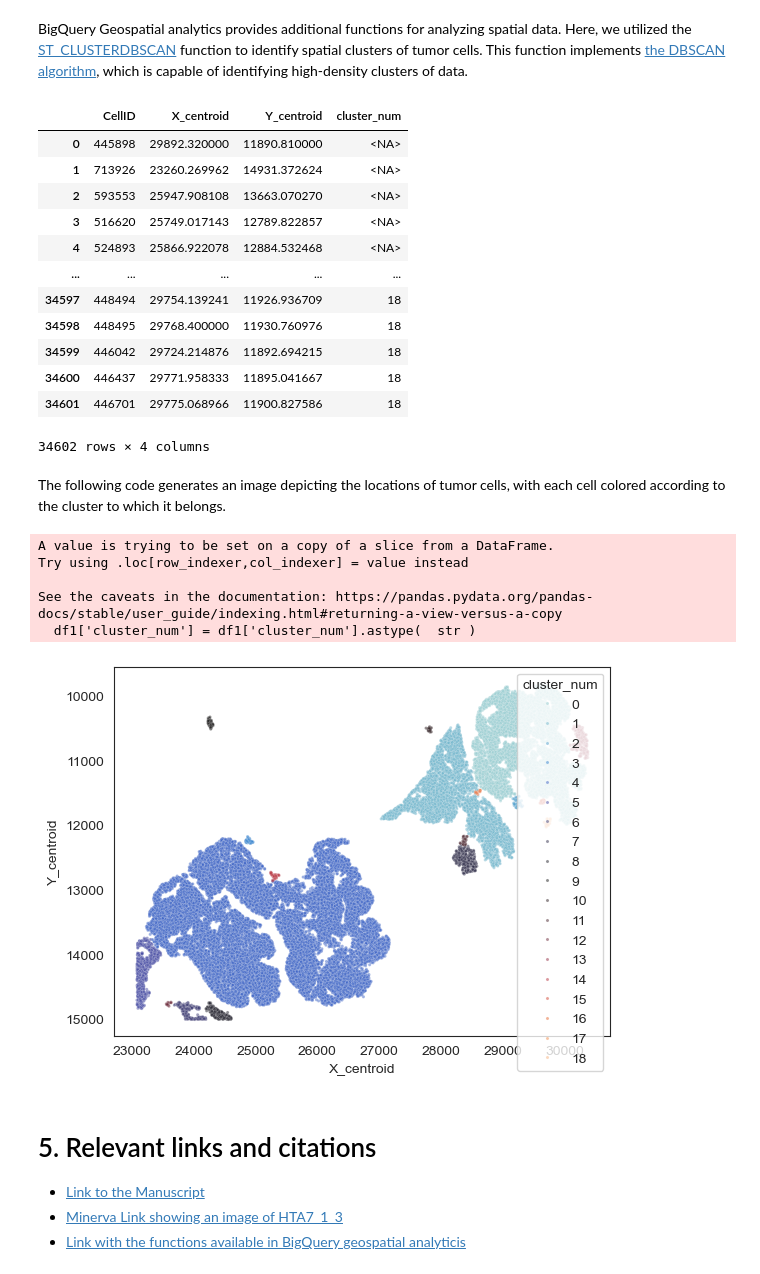
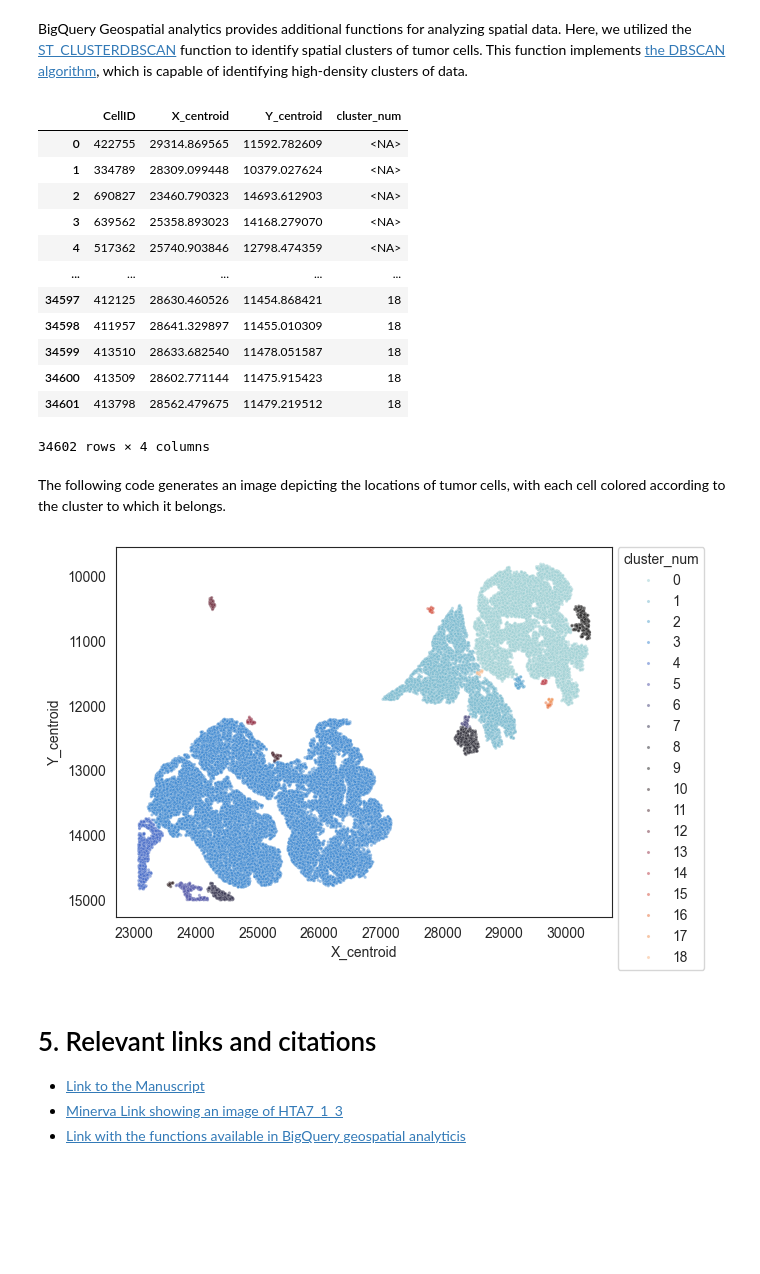
Before and after one commit to isb-cgc/Community-Notebooks, a Jupyter notebook: HTAN/Python Notebooks/Analyzing_HTAN_spatial_data_with_BigQuery_geospatial_analytics.ipynb, the cells around one changed output. Cells and saved outputs as stored; diff of their text form; code cells hidden in the pictures; blank space fills up the shorter version.

Commit message:
updated tables from current to r3, added release version disclaimer

```diff
--- a/HTAN/Python Notebooks/Analyzing_HTAN_spatial_data_with_BigQuery_geospatial_analytics.ipynb
+++ b/HTAN/Python Notebooks/Analyzing_HTAN_spatial_data_with_BigQuery_geospatial_analytics.ipynb
@@ -45,6 +67,10 @@ auth.authenticate_user()
 # %%
-# set the google project that will be referenced for this notebook's computations
-project_id = "my-project"
+# Import the Google BigQuery client
+from google.cloud import bigquery
+
+# Set the Google project that will be billed for this notebook's computations
+# Replace <my-project> with your BigQuery Project ID
+project_id = "<my-project>"
 
 # Create a client to access the data within BigQuery
 client = bigquery.Client(project_id)
@@ -202,7 +228,7 @@ query = """
 WITH cells AS (
     SELECT CellID, X_centroid, Y_centroid,
       ST_GeogPoint(X_centroid/258080 ,Y_centroid/258080 ) as p
-    FROM `isb-cgc-bq.HTAN.imaging_level4_HMS_mel_mask_current`
+    FROM `isb-cgc-bq.HTAN_versioned.imaging_level4_HMS_mel_mask_r3`
     WHERE HTAN_Biospecimen_ID='HTA7_1_3'
       AND X_centroid > 23076.9 AND X_centroid < 30384.6
       AND Y_centroid > 9615.3 AND Y_centroid < 15000
@@ -217,35 +243,32 @@ df = pandas_gbq.read_gbq(query,project_id=project_id)
 df
 # %% [output]
 |  | CellID | X_centroid | Y_centroid | cluster_num |
-| 0 | 445898 | 29892.320000 | 11890.810000 | <NA> |
-| 1 | 713926 | 23260.269962 | 14931.372624 | <NA> |
-| 2 | 593553 | 25947.908108 | 13663.070270 | <NA> |
-| 3 | 516620 | 25749.017143 | 12789.822857 | <NA> |
-| 4 | 524893 | 25866.922078 | 12884.532468 | <NA> |
+| 0 | 422755 | 29314.869565 | 11592.782609 | <NA> |
+| 1 | 334789 | 28309.099448 | 10379.027624 | <NA> |
+| 2 | 690827 | 23460.790323 | 14693.612903 | <NA> |
+| 3 | 639562 | 25358.893023 | 14168.279070 | <NA> |
+| 4 | 517362 | 25740.903846 | 12798.474359 | <NA> |
 | ... | ... | ... | ... | ... |
-| 34597 | 448494 | 29754.139241 | 11926.936709 | 18 |
-| 34598 | 448495 | 29768.400000 | 11930.760976 | 18 |
-| 34599 | 446042 | 29724.214876 | 11892.694215 | 18 |
-| 34600 | 446437 | 29771.958333 | 11895.041667 | 18 |
-| 34601 | 446701 | 29775.068966 | 11900.827586 | 18 |
+| 34597 | 412125 | 28630.460526 | 11454.868421 | 18 |
+| 34598 | 411957 | 28641.329897 | 11455.010309 | 18 |
+| 34599 | 413510 | 28633.682540 | 11478.051587 | 18 |
+| 34600 | 413509 | 28602.771144 | 11475.915423 | 18 |
+| 34601 | 413798 | 28562.479675 | 11479.219512 | 18 |
 34602 rows × 4 columns
 # %% [markdown]
 The following code generates an image depicting the locations of tumor cells, with each cell colored according to the cluster to which it belongs.
 # %%
-df1 = df.dropna()
-df1['cluster_num'] = df1['cluster_num'].astype(  str )
+df1 = df.dropna().copy()
+df1['cluster_num'] = df1['cluster_num'].astype(str)
 
 # Plot it
 sns.set_style("white")
-g=sns.scatterplot(data=df1, y="Y_centroid", x="X_centroid", hue='cluster_num', s=5,   alpha = 0.5 , palette="icefire")
+g=sns.scatterplot(data=df1, y="Y_centroid", x="X_centroid", hue='cluster_num',
+                  s=5,   alpha = 0.5 , palette="icefire")
+sns.move_legend(g, "upper right", bbox_to_anchor=(1.2, 1.02))
 g.invert_yaxis()
 # %% [output]
-A value is trying to be set on a copy of a slice from a DataFrame.
-Try using .loc[row_indexer,col_indexer] = value instead
-
-See the caveats in the documentation: https://pandas.pydata.org/pandas-docs/stable/user_guide/indexing.html#returning-a-view-versus-a-copy
-  df1['cluster_num'] = df1['cluster_num'].astype(  str )
-[figure, old version]
+[figure, new version]
 # %% [markdown]
 # 5. Relevant links and citations
 
```
Also changed, not shown: parts of 16 cells of this notebook.
